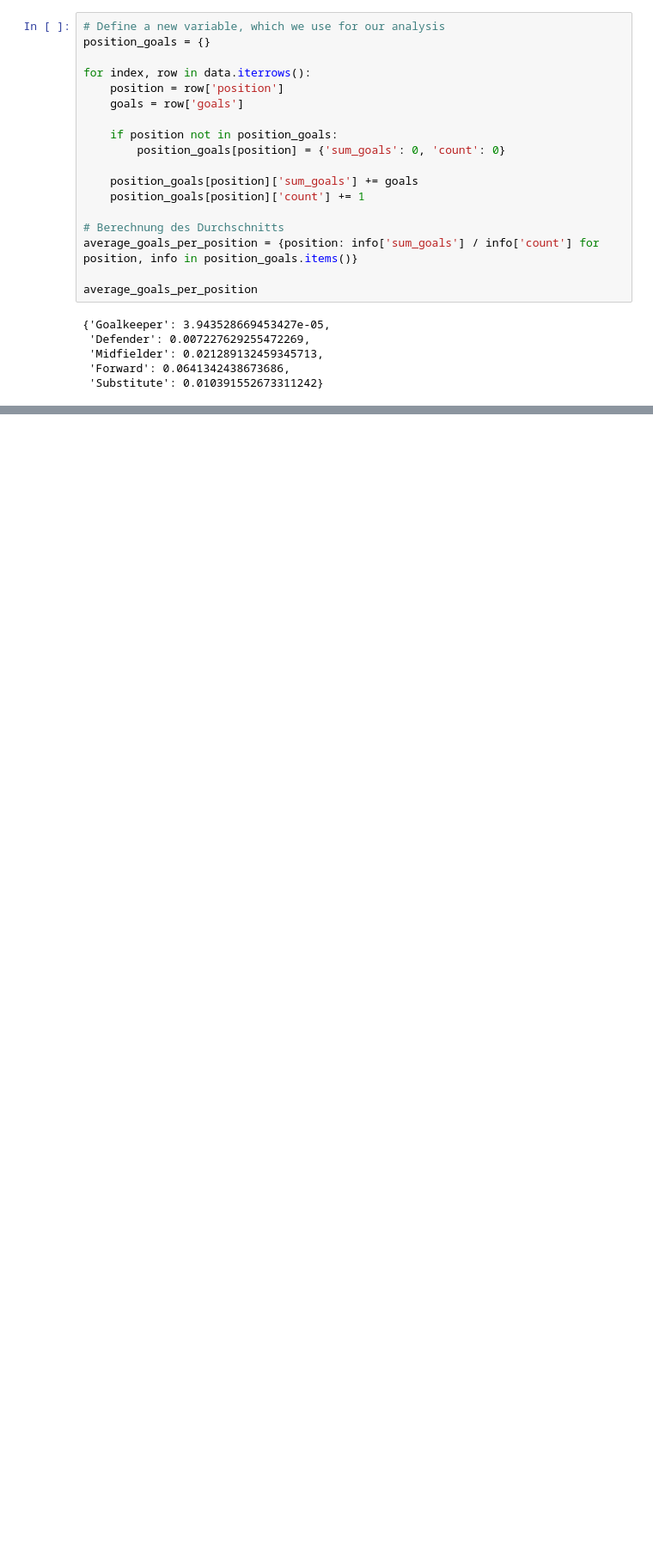
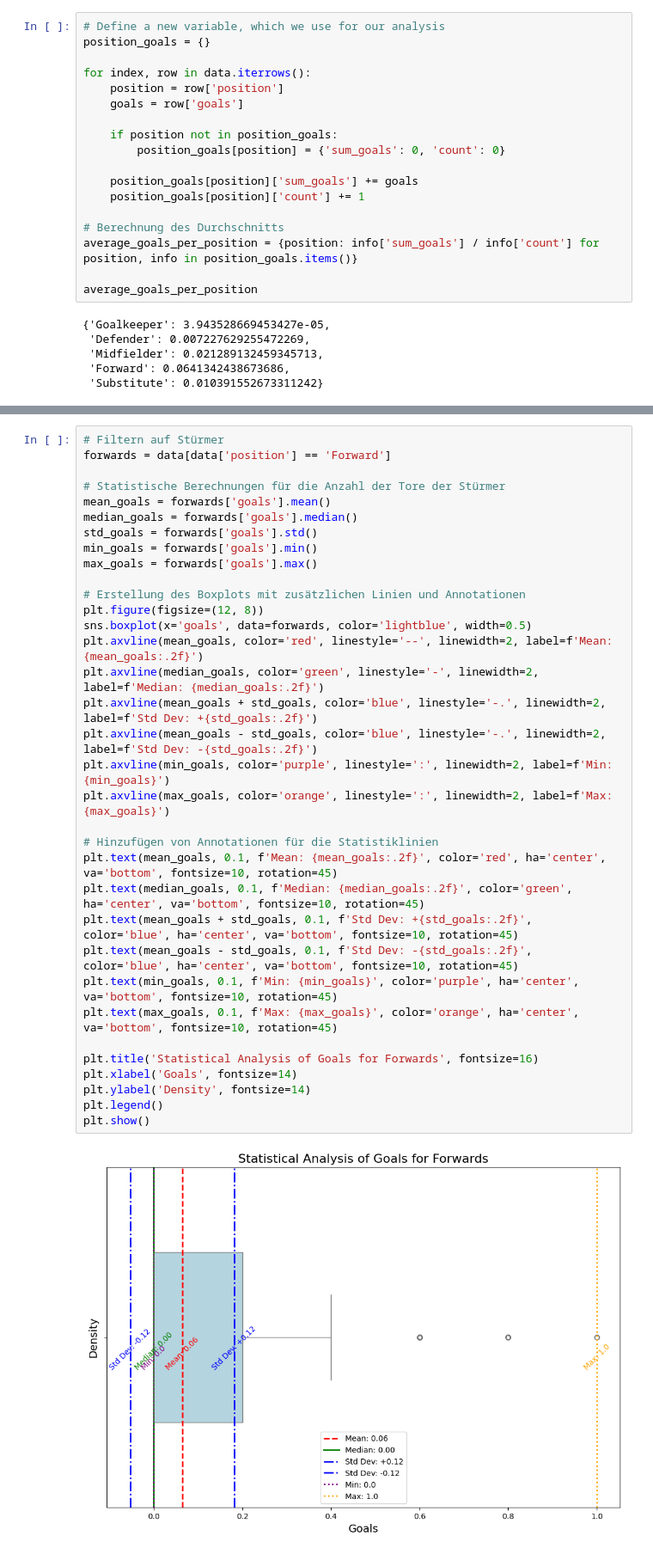
Before and after one commit to hariis-00/group_work, a Jupyter notebook: Data.ipynb, the cells around one changed output, grey strips where cells are left out. Shown at 86% size. Saved outputs shown, nothing was run; the diff lists cells and outputs as text; blank space fills up the shorter version.

```diff
--- a/Data.ipynb
+++ b/Data.ipynb
@@ -130,0 +239,36 @@ average_goals_per_position
+# %%
+# Filtern auf Stürmer
+forwards = data[data['position'] == 'Forward']
+
+# Statistische Berechnungen für die Anzahl der Tore der Stürmer
+mean_goals = forwards['goals'].mean()
+median_goals = forwards['goals'].median()
+std_goals = forwards['goals'].std()
+min_goals = forwards['goals'].min()
+max_goals = forwards['goals'].max()
+
+# Erstellung des Boxplots mit zusätzlichen Linien und Annotationen
+plt.figure(figsize=(12, 8))
+sns.boxplot(x='goals', data=forwards, color='lightblue', width=0.5)
+plt.axvline(mean_goals, color='red', linestyle='--', linewidth=2, label=f'Mean: {mean_goals:.2f}')
+plt.axvline(median_goals, color='green', linestyle='-', linewidth=2, label=f'Median: {median_goals:.2f}')
+plt.axvline(mean_goals + std_goals, color='blue', linestyle='-.', linewidth=2, label=f'Std Dev: +{std_goals:.2f}')
+plt.axvline(mean_goals - std_goals, color='blue', linestyle='-.', linewidth=2, label=f'Std Dev: -{std_goals:.2f}')
+plt.axvline(min_goals, color='purple', linestyle=':', linewidth=2, label=f'Min: {min_goals}')
+plt.axvline(max_goals, color='orange', linestyle=':', linewidth=2, label=f'Max: {max_goals}')
+
+# Hinzufügen von Annotationen für die Statistiklinien
+plt.text(mean_goals, 0.1, f'Mean: {mean_goals:.2f}', color='red', ha='center', va='bottom', fontsize=10, rotation=45)
+plt.text(median_goals, 0.1, f'Median: {median_goals:.2f}', color='green', ha='center', va='bottom', fontsize=10, rotation=45)
+plt.text(mean_goals + std_goals, 0.1, f'Std Dev: +{std_goals:.2f}', color='blue', ha='center', va='bottom', fontsize=10, rotation=45)
+plt.text(mean_goals - std_goals, 0.1, f'Std Dev: -{std_goals:.2f}', color='blue', ha='center', va='bottom', fontsize=10, rotation=45)
+plt.text(min_goals, 0.1, f'Min: {min_goals}', color='purple', ha='center', va='bottom', fontsize=10, rotation=45)
+plt.text(max_goals, 0.1, f'Max: {max_goals}', color='orange', ha='center', va='bottom', fontsize=10, rotation=45)
+
+plt.title('Statistical Analysis of Goals for Forwards', fontsize=16)
+plt.xlabel('Goals', fontsize=14)
+plt.ylabel('Density', fontsize=14)
+plt.legend()
+plt.show()
+# %% [output]
+[figure, added]
```
Also changed, not shown: parts of 7 cells of this notebook, 1 other file.
